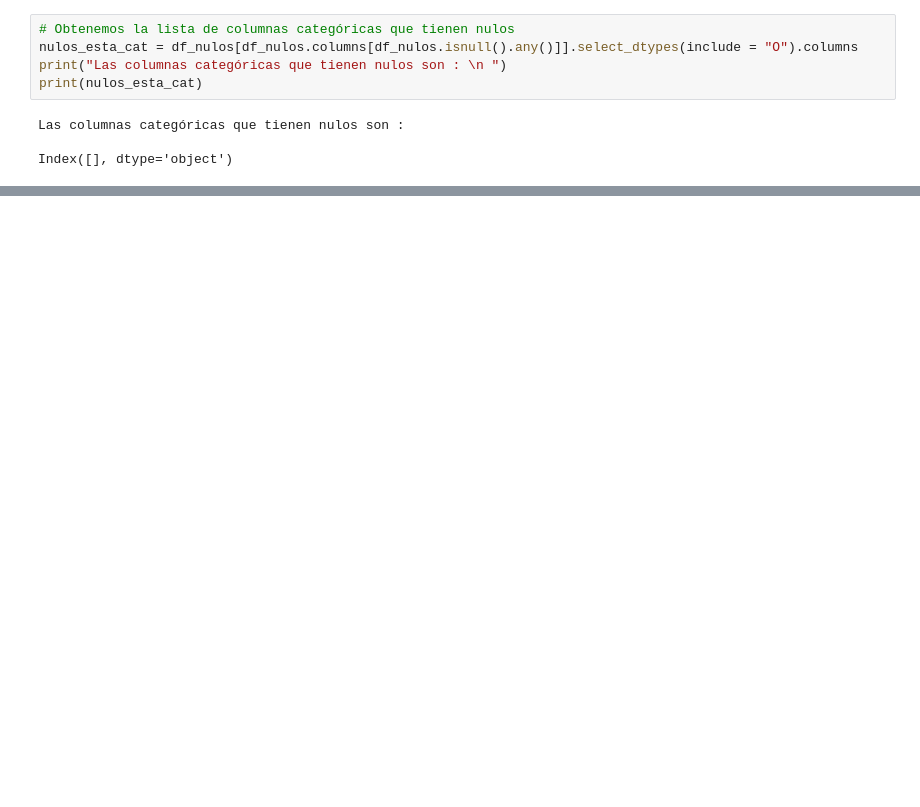
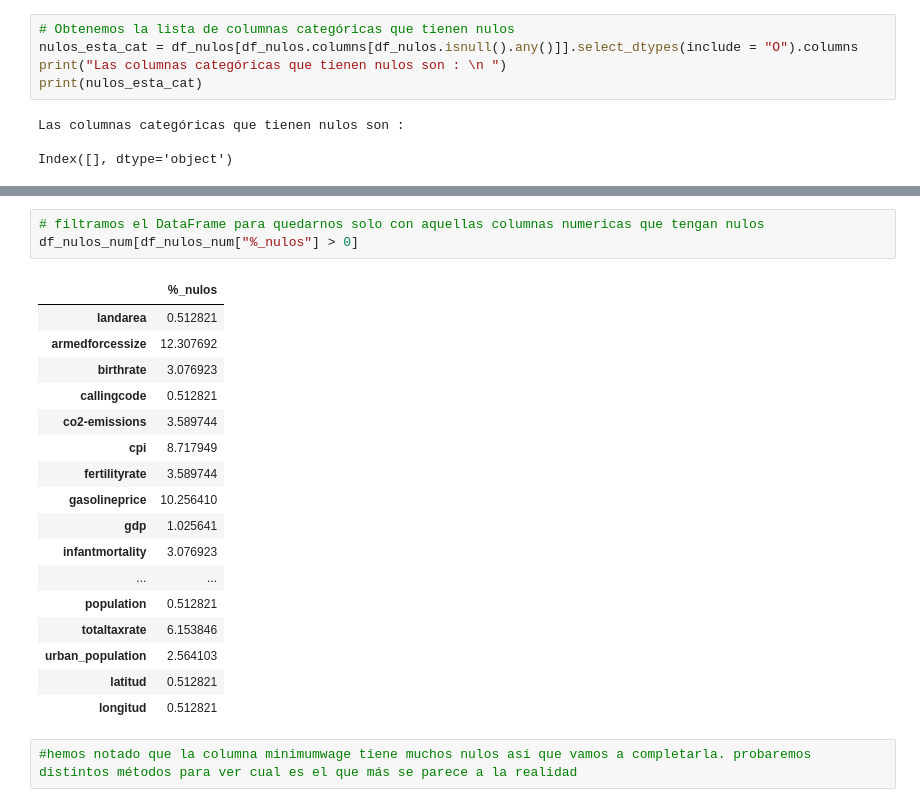
Before and after one commit to BSReguera/Pair-Programming-Modulo-3-Sprint1, a Jupyter notebook: pairprogramming-modulo3-leccion06.ipynb, the cells around one changed output, grey strips where cells are left out. Saved outputs shown, nothing was run; the diff lists cells and outputs as text; blank space fills up the shorter version.

```diff
--- a/pairprogramming-modulo3-leccion06.ipynb
+++ b/pairprogramming-modulo3-leccion06.ipynb
@@ -181,0 +299,23 @@ for col in nulos_esta_cat:
+# %%
+# filtramos el DataFrame para quedarnos solo con aquellas columnas numericas que tengan nulos
+df_nulos_num[df_nulos_num["%_nulos"] > 0]
+# %% [output]
+|  | %_nulos |
+| landarea | 0.512821 |
+| armedforcessize | 12.307692 |
+| birthrate | 3.076923 |
+| callingcode | 0.512821 |
+| co2-emissions | 3.589744 |
+| cpi | 8.717949 |
+| fertilityrate | 3.589744 |
+| gasolineprice | 10.256410 |
+| gdp | 1.025641 |
+| infantmortality | 3.076923 |
+| ... | ... |
+| population | 0.512821 |
+| totaltaxrate | 6.153846 |
+| urban_population | 2.564103 |
+| latitud | 0.512821 |
+| longitud | 0.512821 |
+# %%
+#hemos notado que la columna minimumwage tiene muchos nulos así que vamos a completarla. probaremos distintos métodos para ver cual es el que más se parece a la realidad
```
Also changed, not shown: parts of 22 cells of this notebook, 5 other files.
